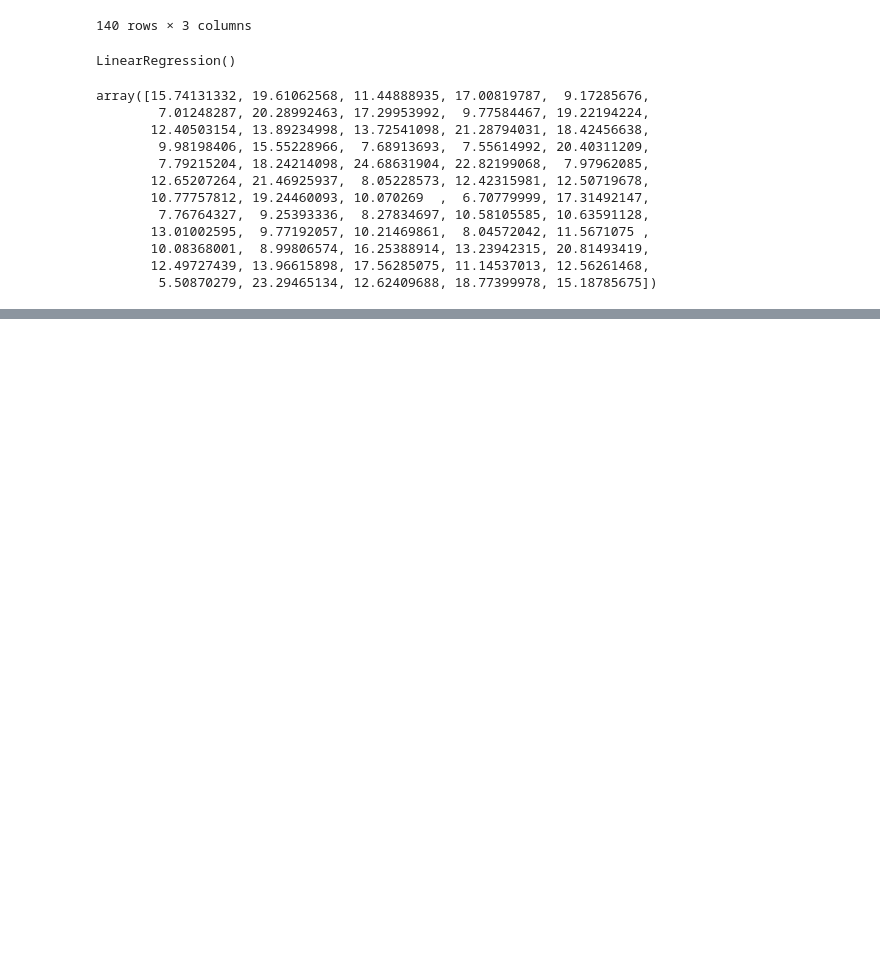
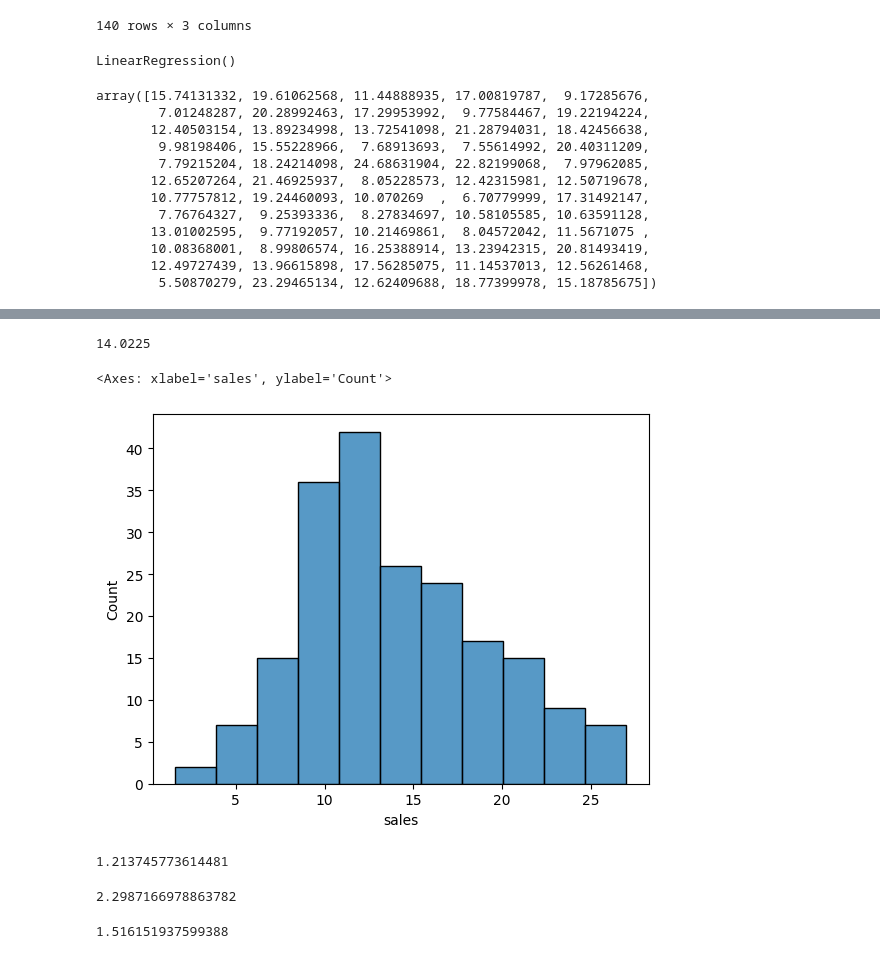
Before and after one commit to Elloh144/Regression-1, a Jupyter notebook: Regression2.ipynb, the cells around one changed output, grey strips where cells are left out. Saved outputs shown, nothing was run; the diff lists cells and outputs as text; code cells hidden in the pictures; blank space fills up the shorter version.

Commit message:
Performance metrics

```diff
--- a/Regression2.ipynb
+++ b/Regression2.ipynb
@@ -143,0 +189,33 @@ array([15.74131332, 19.61062568, 11.44888935, 17.00819787,  9.17285676,
+# %%
+# How do the actual values therefore compare with predicted values??
+
+from sklearn.metrics import mean_absolute_error, mean_squared_error
+
+#let's find the general mean of the sales values in our df
+
+df['sales'].mean()
+
+# mean_absolute_error(y_test, predictions)
+
+# mean_squared_error(y_test, predictions)
+# %% [output]
+14.0225
+# %%
+# plot a histogram to see the distribution of sales
+sns.histplot(data=df, x='sales')
+# %% [output]
+<Axes: xlabel='sales', ylabel='Count'>
+[figure, added]
+# %%
+mean_absolute_error(y_test, predictions)
+# %% [output]
+1.213745773614481
+# %%
+mean_squared_error(y_test, predictions)
+# %% [output]
+2.2987166978863782
+# %%
+# Root Mean Squared Error
+np.sqrt(mean_squared_error(y_test, predictions))
+# %% [output]
+1.516151937599388
```
Also changed, not shown: parts of 5 cells of this notebook.
